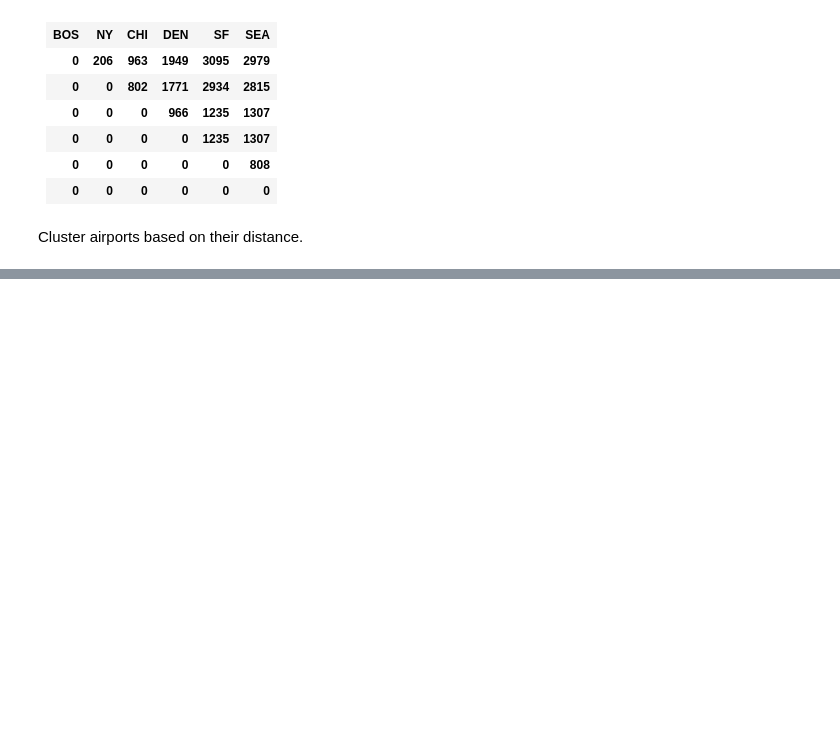
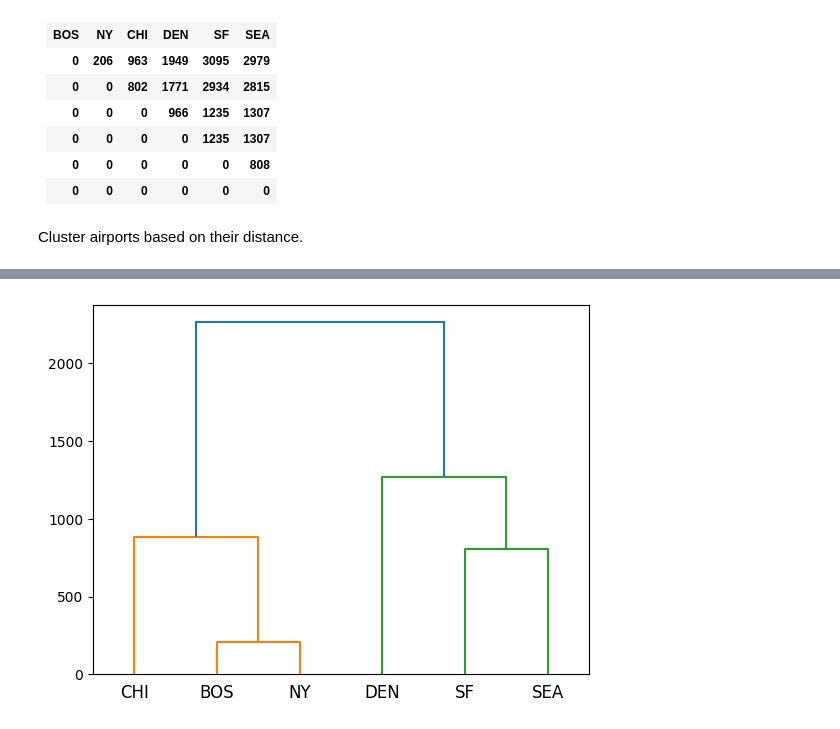
Before and after one commit to ndavido/Data_Analysis_Notes, a Jupyter notebook: clustering_early.ipynb, the cells around one changed output, grey strips where cells are left out. Drawn from its saved outputs; the diff is of its cells as text; code cells hidden in the pictures; blank space fills up the shorter version.

```diff
--- a/clustering_early.ipynb
+++ b/clustering_early.ipynb
@@ -86,0 +112,15 @@ Cluster airports based on their distance.
+# %%
+airports = ['BOS', 'NY', 'CHI', 'DEN', 'SF', 'SEA']
+distance = [[0, 206, 963, 1949, 3095, 2979],
+            [206, 0, 802, 1771, 2934, 2815],
+            [963, 802, 0, 966, 1858, 2013],
+            [1949, 1771, 966, 0, 1235, 1307],
+            [3095, 2934, 1858, 1235, 0, 808],
+            [2979, 2815, 2013, 1307, 808, 0]]
+# %%
+from scipy.spatial.distance import squareform
+
+condensed_dist_matrix = squareform(distance)
+dendrogram = sch.dendrogram(sch.linkage(condensed_dist_matrix, method='average'), labels=airports)
+# %% [output]
+[figure, added]
```
Also changed, not shown: parts of 18 cells of this notebook.
